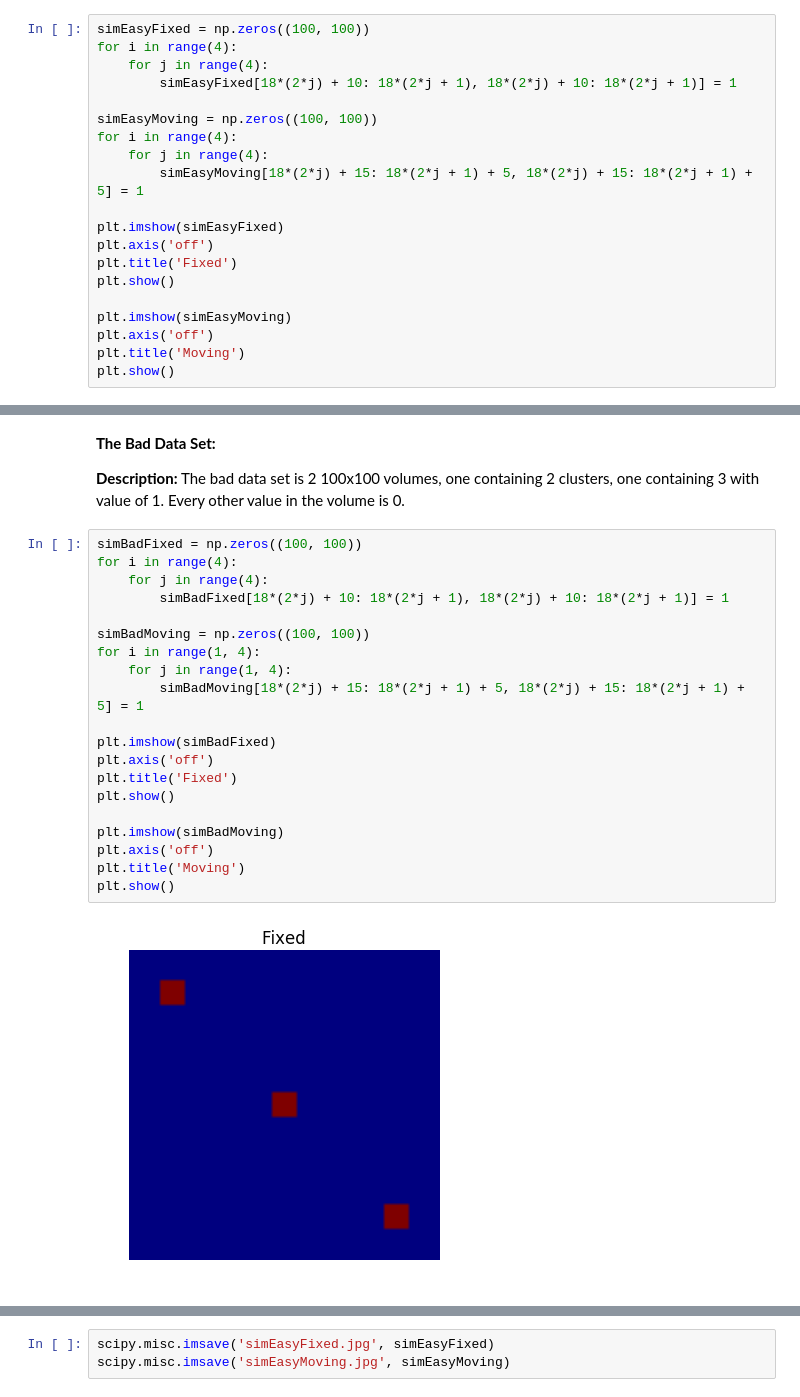
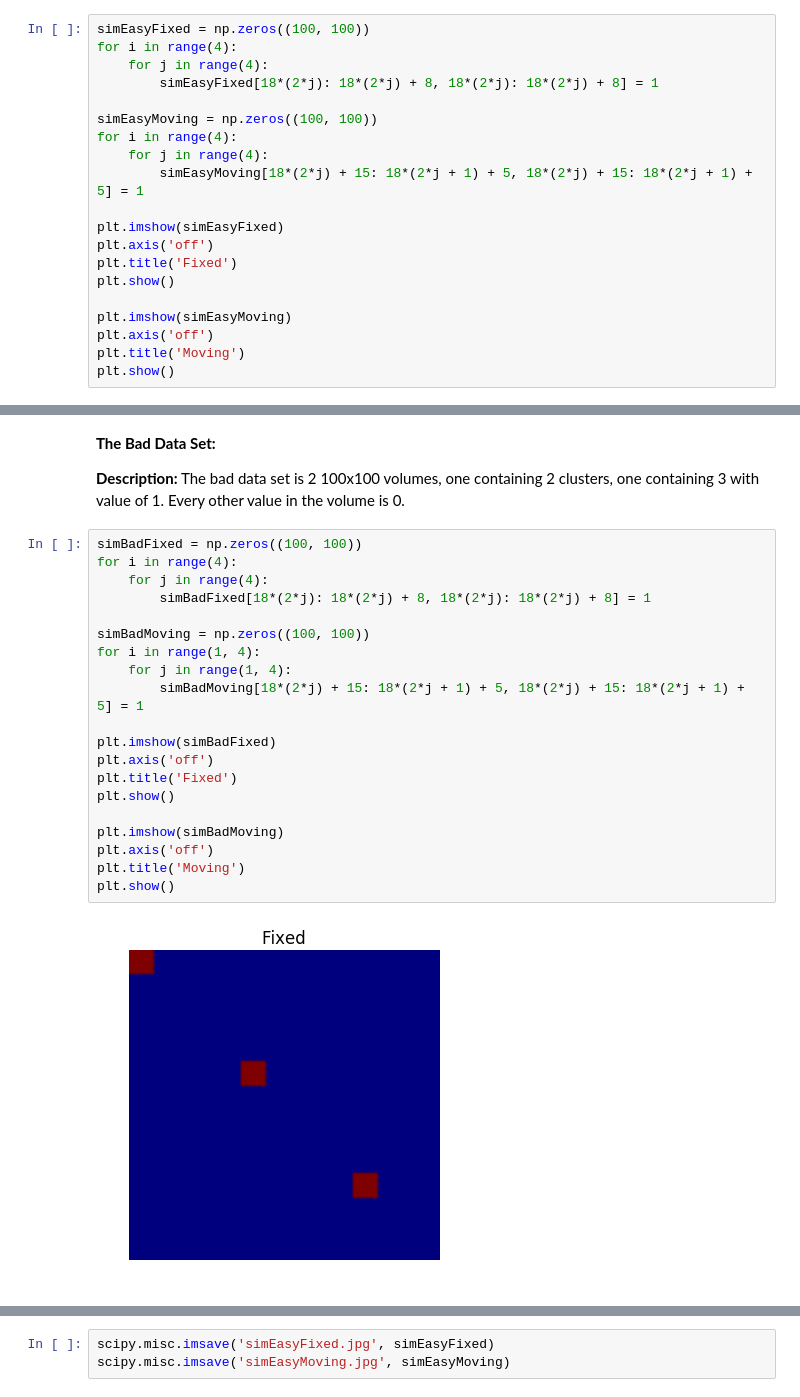
Before and after one commit to NeuroDataDesign/pan-synapse, a Jupyter notebook: background/ANTs_Registration.ipynb, the cells around one changed output, grey strips where cells are left out. Saved outputs shown, nothing was run; the diff lists cells and outputs as text.

```diff
--- a/background/ANTs_Registration.ipynb
+++ b/background/ANTs_Registration.ipynb
@@ -84,7 +84,7 @@ ANTs will work well when the key features of an object to not change (i.e. a don
 simEasyFixed = np.zeros((100, 100))
 for i in range(4):
     for j in range(4):
-        simEasyFixed[18*(2*j) + 10: 18*(2*j + 1), 18*(2*j) + 10: 18*(2*j + 1)] = 1
+        simEasyFixed[18*(2*j): 18*(2*j) + 8, 18*(2*j): 18*(2*j) + 8] = 1
 
 simEasyMoving = np.zeros((100, 100))
 for i in range(4):
@@ -110,24 +110,24 @@ plt.show()
 # %%
 simBadFixed = np.zeros((100, 100))
 for i in range(4):
     for j in range(4):
-        simBadFixed[18*(2*j) + 10: 18*(2*j + 1), 18*(2*j) + 10: 18*(2*j + 1)] = 1
+        simBadFixed[18*(2*j): 18*(2*j) + 8, 18*(2*j): 18*(2*j) + 8] = 1
 
 simBadMoving = np.zeros((100, 100))
 for i in range(1, 4):
     for j in range(1, 4):
         simBadMoving[18*(2*j) + 15: 18*(2*j + 1) + 5, 18*(2*j) + 15: 18*(2*j + 1) + 5] = 1
 
 plt.imshow(simBadFixed)
 plt.axis('off')
 plt.title('Fixed')
 plt.show()
 
 plt.imshow(simBadMoving)
 plt.axis('off')
 plt.title('Moving')
 plt.show()
 # %% [output]
-[figure, old version]
+[figure, new version]
 [figure]
 # %% [markdown]
```
Also changed, not shown: parts of 16 cells of this notebook, 12 other files.
